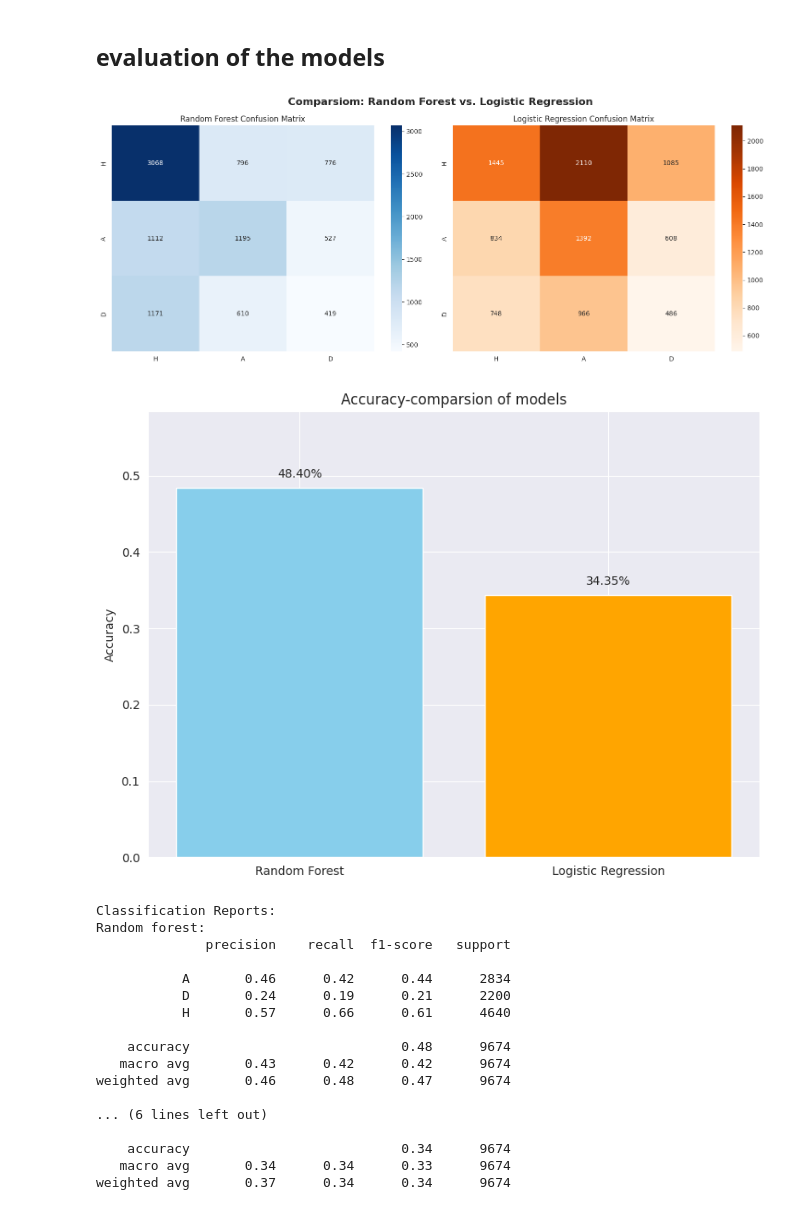
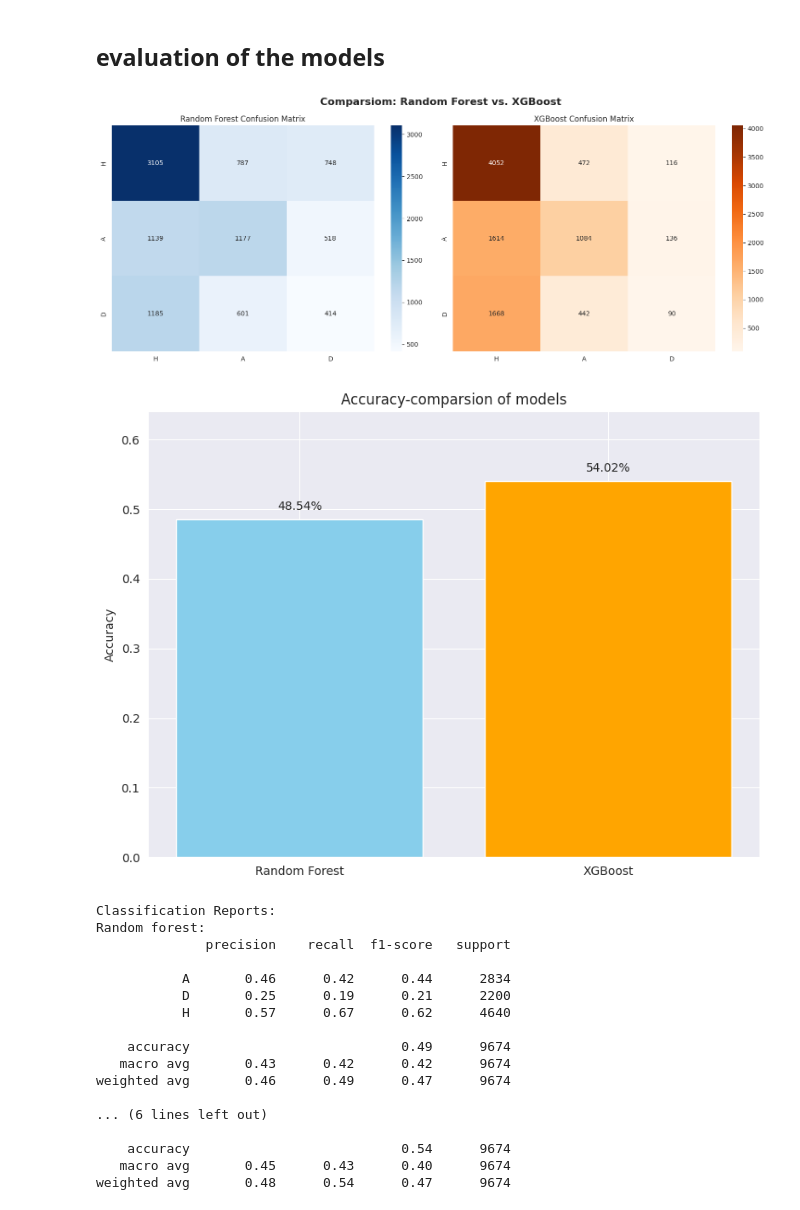
Before and after one commit to Yassinou1/Footballmatch-predictor, a Jupyter notebook: main.ipynb, the cells around one changed output. Cells and saved outputs as stored; diff of their text form; code cells hidden in the pictures.

Commit message:
removed logistic reg & added XGBoost model

```diff
--- a/main.ipynb
+++ b/main.ipynb
@@ -112,7 +111,7 @@ y = df_filtered[target]
 X_train, X_test, y_train, y_test = train_test_split(X, y, test_size=0.2, random_state=42)
 # %%
 #actual model training
-model_RF = RandomForestClassifier(n_estimators=100, random_state=42,min_samples_split=2)
+model_RF = RandomForestClassifier(n_estimators=300, random_state=42,min_samples_split=2)
 
 model_RF.fit(X_train, y_train)
 # %% [output]
@@ -126,9 +125,16 @@ RandomForestClassifier(random_state=42)
 # %%
 #prepare data again:
+le = LabelEncoder()
+df_filtered['result_encoded'] = le.fit_transform(df_filtered['result'])
+
+y = df_filtered['result_encoded']
+
+class_mapping = dict(zip(le.classes_, le.transform(le.classes_)))
+print("Klassen-Mapping:", class_mapping)
+
 features = ['home_id', 'away_id', 'tournament_id']
 target = 'result'
 
 X = df_filtered[features]
-y = df_filtered[target]
 
 X_train, X_test, y_train, y_test = train_test_split(X, y, test_size=0.2, random_state=42)
@@ -151,69 +192,74 @@ LogisticRegression(class_weight='balanced', max_iter=1000, random_state=42)
 # %% [markdown]
 ## evaluation of the models
 # %%
+#code variables from int to string back
+y_test_decoded = le.inverse_transform(y_test)
+
 y_pred_rf = model_RF.predict(X_test)
-y_pred_log = model_log.predict(X_test_scaled)
+y_pred_XGB = model_XGB.predict(X_test)
 
-acc_rf = accuracy_score(y_test, y_pred_rf)
-acc_log = accuracy_score(y_test, y_pred_log)
+y_pred_XGB = le.inverse_transform(y_pred_XGB)
+
+acc_rf = accuracy_score(y_test_decoded, y_pred_rf)
+acc_XGB = accuracy_score(y_test_decoded, y_pred_XGB)
 
 fig, axes = plt.subplots(1, 2, figsize=(15, 6))
-fig.suptitle('Comparsiom: Random Forest vs. Logistic Regression', fontsize=16, fontweight='bold')
+fig.suptitle('Comparsiom: Random Forest vs. XGBoost', fontsize=16, fontweight='bold')
 
 #Confusion Matrix of Random Forest
-cm_rf = confusion_matrix(y_test, y_pred_rf, labels=['H', 'A', 'D'])
+cm_rf = confusion_matrix(y_test_decoded, y_pred_rf, labels=['H', 'A', 'D'])
 sns.heatmap(cm_rf, annot=True, fmt='d', cmap='Blues', ax=axes[0],
            xticklabels=['H', 'A', 'D'], yticklabels=['H', 'A', 'D'])
 axes[0].set_title('Random Forest Confusion Matrix')
 
-#Confusion Matrix of Logistic regression
-cm_log = confusion_matrix(y_test, y_pred_log, labels=['H', 'A', 'D'])
+#Confusion Matrix of XGBoost
+cm_log = confusion_matrix(y_test_decoded, y_pred_XGB, labels=['H', 'A', 'D'])
 sns.heatmap(cm_log, annot=True, fmt='d', cmap='Oranges', ax=axes[1],
            xticklabels=['H', 'A', 'D'], yticklabels=['H', 'A', 'D'])
-axes[1].set_title('Logistic Regression Confusion Matrix')
+axes[1].set_title('XGBoost Confusion Matrix')
 plt.tight_layout()
 plt.show()
 
 #evaluate accuary
 plt.figure(figsize=(8, 6))
-models = ['Random Forest', 'Logistic Regression']
-accuracies = [acc_rf, acc_log]
+models = ['Random Forest', 'XGBoost']
+accuracies = [acc_rf, acc_XGB]
 
 bars = plt.bar(models, accuracies, color=['skyblue', 'orange'])
 plt.title('Accuracy-comparsion of models')
 plt.ylabel('Accuracy')
 plt.ylim(0, max(accuracies) + 0.1)
 
 for bar, acc in zip(bars, accuracies):
     plt.text(bar.get_x() + bar.get_width()/2, bar.get_height() + 0.01,
             f'{acc:.2%}', ha='center', va='bottom')
 
 plt.tight_layout()
 plt.show()
 # %% [output]
-[figure, old version]
+[figure, new version]
-[figure, old version]
+[figure, new version]
 # %%
 print('Classification Reports:')
 print('Random forest:')
-print(classification_report(y_test, y_pred_rf, zero_division=0))
-print('logistic regression:')
-print(classification_report(y_test, y_pred_log, zero_division=0))
+print(classification_report(y_test_decoded, y_pred_rf, zero_division=0))
+print('XGBoost:')
+print(classification_report(y_test_decoded, y_pred_XGB, zero_division=0))
 # %% [output]
 Classification Reports:
 Random forest:
               precision    recall  f1-score   support
 
            A       0.46      0.42      0.44      2834
-           D       0.24      0.19      0.21      2200
-           H       0.57      0.66      0.61      4640
+           D       0.25      0.19      0.21      2200
+           H       0.57      0.67      0.62      4640
 
-    accuracy                           0.48      9674
+    accuracy                           0.49      9674
    macro avg       0.43      0.42      0.42      9674
-weighted avg       0.46      0.48      0.47      9674
+weighted avg       0.46      0.49      0.47      9674
 
 ... (6 lines left out)
 
-    accuracy                           0.34      9674
-   macro avg       0.34      0.34      0.33      9674
-weighted avg       0.37      0.34      0.34      9674
+    accuracy                           0.54      9674
+   macro avg       0.45      0.43      0.40      9674
+weighted avg       0.48      0.54      0.47      9674
```
Also changed, not shown: parts of 5 cells of this notebook.
